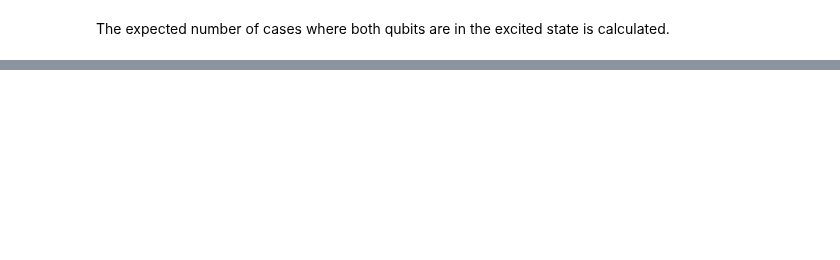
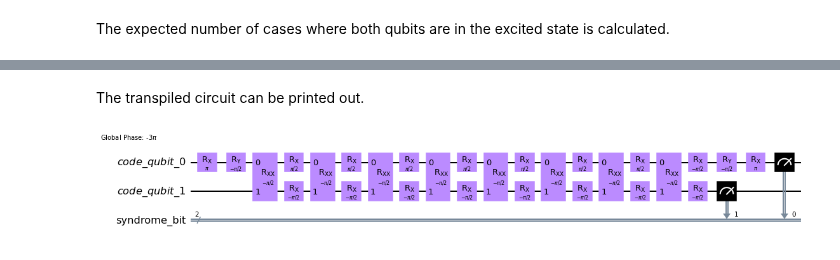
Before and after one commit to goldsmdn/SteaneCode, a Jupyter notebook: Basic_two_qubit_errors.ipynb, the cells around one changed output, grey strips where cells are left out. Drawn from its saved outputs; the diff is of its cells as text; code cells hidden in the pictures; blank space fills up the shorter version.

```diff
--- a/Basic_two_qubit_errors.ipynb
+++ b/Basic_two_qubit_errors.ipynb
@@ -100,3 +116,9 @@ qc.draw(output='mpl', filename = 'Basic_two_qubit_errors_circuit.jpg', fold=60)
+# %% [markdown]
+The transpiled circuit can be printed out.
+# %%
+qt.draw(output='mpl', filename = "Basic_two_qubit_errors_transpiled_circuit")
+# %% [output]
+[figure, added]
 # %%
 fname = "Basic_two_qubit_errors_histogram.png"
 plot_histogram(counts).savefig(fname)
```
Also changed, not shown: parts of 12 cells of this notebook.
